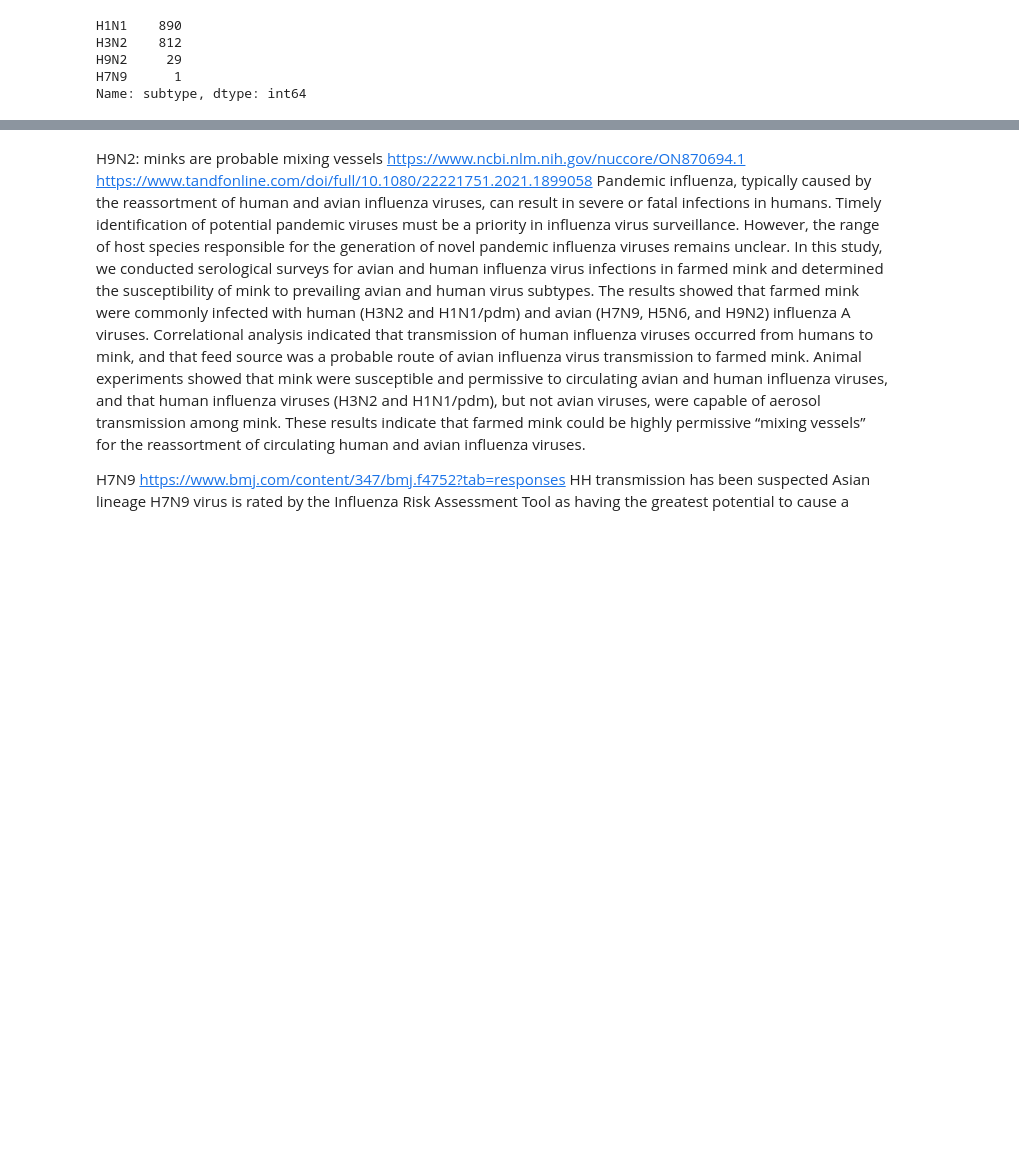
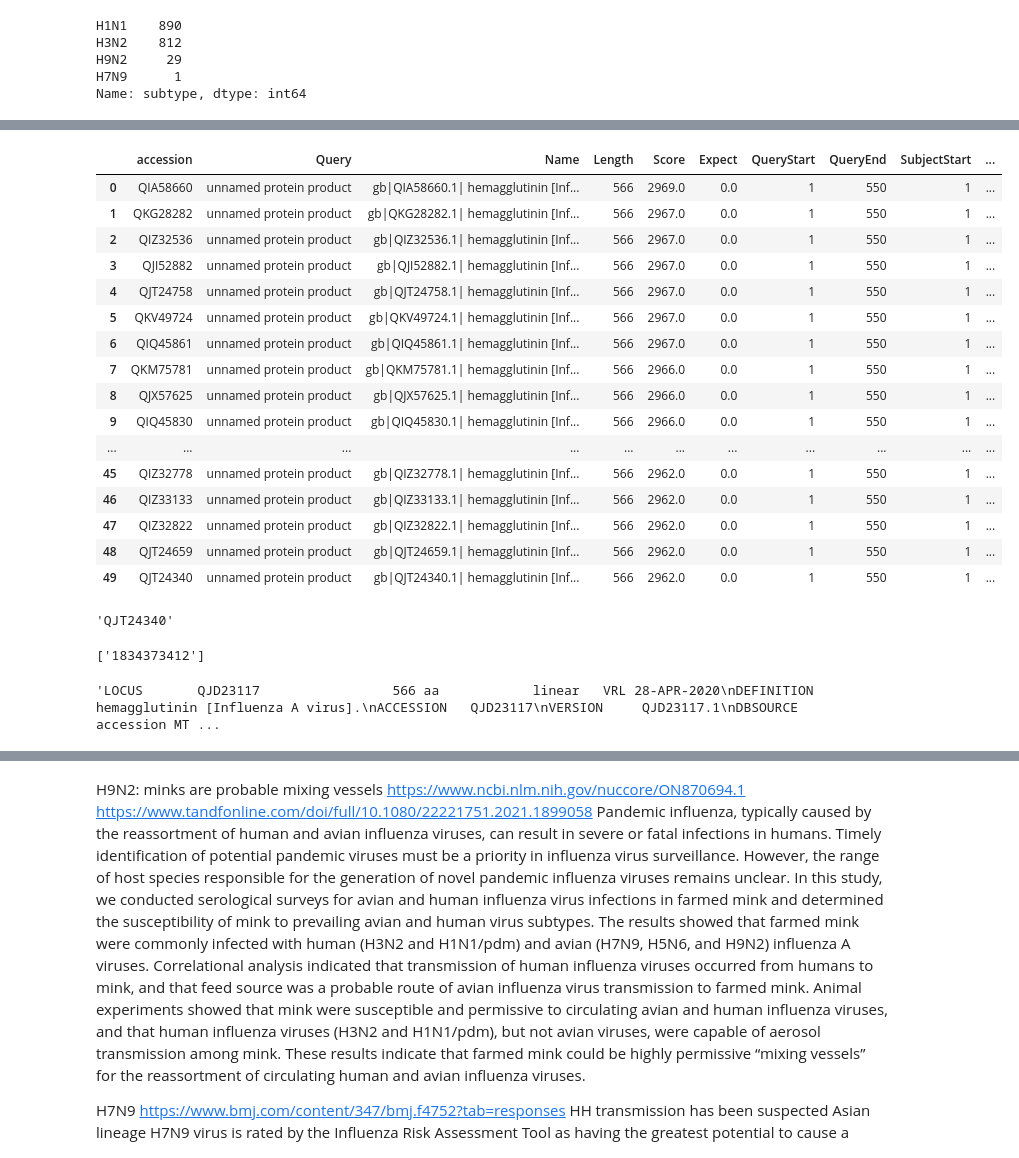
Before and after one commit to zeroknowledgediscovery/emergenet, a Jupyter notebook: irat_qnet/results/animal_predictions/phylotree_for_risky_strains-final.ipynb, the cells around one changed output, grey strips where cells are left out. Drawn from its saved outputs; the diff is of its cells as text; code cells hidden in the pictures; blank space fills up the shorter version.

```diff
--- a/irat_qnet/results/animal_predictions/phylotree_for_risky_strains-final.ipynb
+++ b/irat_qnet/results/animal_predictions/phylotree_for_risky_strains-final.ipynb
@@ -537,0 +576,80 @@ df[df.id.isin(['A/swine/Missouri/A02524711/2020','A/swine/Indiana/A02524710/2020
+# %%
+def parse_blast(resultfile): #takes in the BLAST result, outputs list that can be made into csv
+    from Bio.Blast import NCBIXML
+    result_handle = open(resultfile)
+    blast_records = NCBIXML.parse(result_handle)
+    csv_list = []
+
+    header = [  'accession','Query',
+                'Name', 'Length', 'Score', 'Expect',
+                'QueryStart', 'QueryEnd',
+                'SubjectStart', 'SubjectEnd','pct'
+            ]
+
+    #csv_list.append(header)
+    count = 0
+    for blast_record in blast_records:
+        '''help(blast_record.alignments[0].hsps[0])''' # these give help info for the parts
+        '''help(blast_record.alignments[0])        '''
+        count +=1
+
+        query = blast_record.query
+        for alignment in blast_record.alignments:
+
+            name = alignment.title
+            length = alignment.length
+
+            hsp = alignment.hsps[0] # I don't know if we will ever have more than one, so might as well take the first one.
+            score = hsp.score
+            expect = hsp.expect
+            querystart = hsp.query_start
+            queryend = hsp.query_end
+            subjectstart = hsp.sbjct_start
+            subjectend = hsp.sbjct_end
+            pct=hsp.positives/hsp.align_length
+            accession=alignment.accession
+            row = [accession,query,name,length,score,expect,querystart,queryend,subjectstart,subjectend,pct]
+            csv_list.append(row)
+
+    result_handle.close()
+    return pd.DataFrame(csv_list,columns=header)
+# %%
+csv_list=parse_blast('my_blast.xml')
+csv_list
+# %% [output]
+|  | accession | Query | Name | Length | Score | Expect | QueryStart | QueryEnd | SubjectStart | ... |
+| 0 | QIA58660 | unnamed protein product | gb|QIA58660.1| hemagglutinin [Inf... | 566 | 2969.0 | 0.0 | 1 | 550 | 1 | ... |
+| 1 | QKG28282 | unnamed protein product | gb|QKG28282.1| hemagglutinin [Inf... | 566 | 2967.0 | 0.0 | 1 | 550 | 1 | ... |
+| 2 | QIZ32536 | unnamed protein product | gb|QIZ32536.1| hemagglutinin [Inf... | 566 | 2967.0 | 0.0 | 1 | 550 | 1 | ... |
+| 3 | QJI52882 | unnamed protein product | gb|QJI52882.1| hemagglutinin [Inf... | 566 | 2967.0 | 0.0 | 1 | 550 | 1 | ... |
+| 4 | QJT24758 | unnamed protein product | gb|QJT24758.1| hemagglutinin [Inf... | 566 | 2967.0 | 0.0 | 1 | 550 | 1 | ... |
+| 5 | QKV49724 | unnamed protein product | gb|QKV49724.1| hemagglutinin [Inf... | 566 | 2967.0 | 0.0 | 1 | 550 | 1 | ... |
+| 6 | QIQ45861 | unnamed protein product | gb|QIQ45861.1| hemagglutinin [Inf... | 566 | 2967.0 | 0.0 | 1 | 550 | 1 | ... |
+| 7 | QKM75781 | unnamed protein product | gb|QKM75781.1| hemagglutinin [Inf... | 566 | 2966.0 | 0.0 | 1 | 550 | 1 | ... |
+| 8 | QJX57625 | unnamed protein product | gb|QJX57625.1| hemagglutinin [Inf... | 566 | 2966.0 | 0.0 | 1 | 550 | 1 | ... |
+| 9 | QIQ45830 | unnamed protein product | gb|QIQ45830.1| hemagglutinin [Inf... | 566 | 2966.0 | 0.0 | 1 | 550 | 1 | ... |
+| ... | ... | ... | ... | ... | ... | ... | ... | ... | ... | ... |
+| 45 | QIZ32778 | unnamed protein product | gb|QIZ32778.1| hemagglutinin [Inf... | 566 | 2962.0 | 0.0 | 1 | 550 | 1 | ... |
+| 46 | QIZ33133 | unnamed protein product | gb|QIZ33133.1| hemagglutinin [Inf... | 566 | 2962.0 | 0.0 | 1 | 550 | 1 | ... |
+| 47 | QIZ32822 | unnamed protein product | gb|QIZ32822.1| hemagglutinin [Inf... | 566 | 2962.0 | 0.0 | 1 | 550 | 1 | ... |
+| 48 | QJT24659 | unnamed protein product | gb|QJT24659.1| hemagglutinin [Inf... | 566 | 2962.0 | 0.0 | 1 | 550 | 1 | ... |
+| 49 | QJT24340 | unnamed protein product | gb|QJT24340.1| hemagglutinin [Inf... | 566 | 2962.0 | 0.0 | 1 | 550 | 1 | ... |
+# %%
+ali.accession
+# %% [output]
+'QJT24340'
+# %%
+from Bio import Entrez
+Entrez.email = "ishanu@uchicago.edu"     # Always tell NCBI who you are
+handle = Entrez.esearch(db="protein", term="QJD23117.1")
+record = Entrez.read(handle)
+id=record["IdList"]
+id
+# %% [output]
+['1834373412']
+# %%
+handle = Entrez.efetch(db="protein", rettype="gb", retmode="text", id="1834373412")
+#record = SeqIO.read(handle, "genbank")
+handle.read()
+# %% [output]
+'LOCUS       QJD23117                 566 aa            linear   VRL 28-APR-2020\nDEFINITION  hemagglutinin [Influenza A virus].\nACCESSION   QJD23117\nVERSION     QJD23117.1\nDBSOURCE    accession MT ...
```
Also changed, not shown: parts of 36 cells of this notebook, 17 other files.
